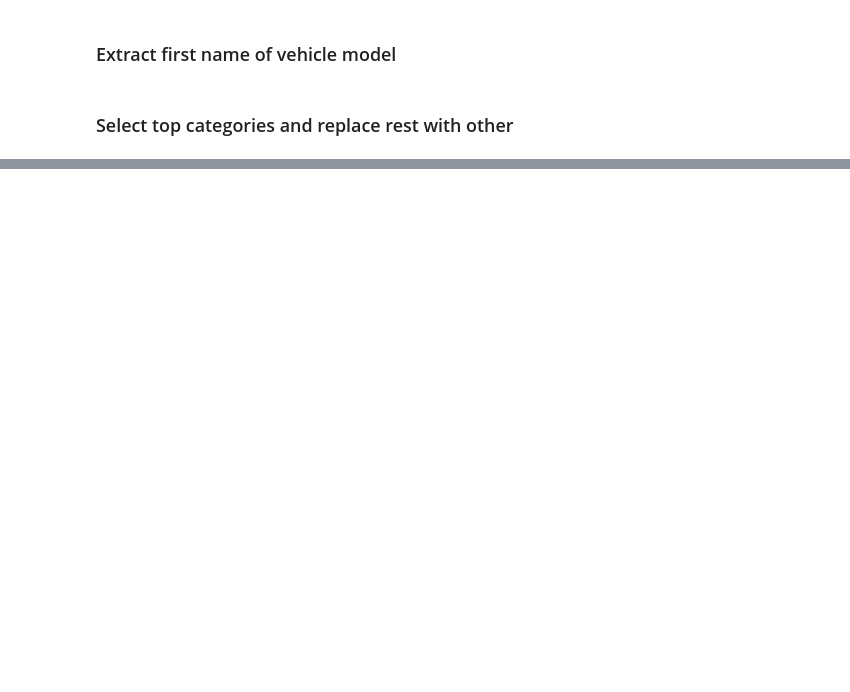
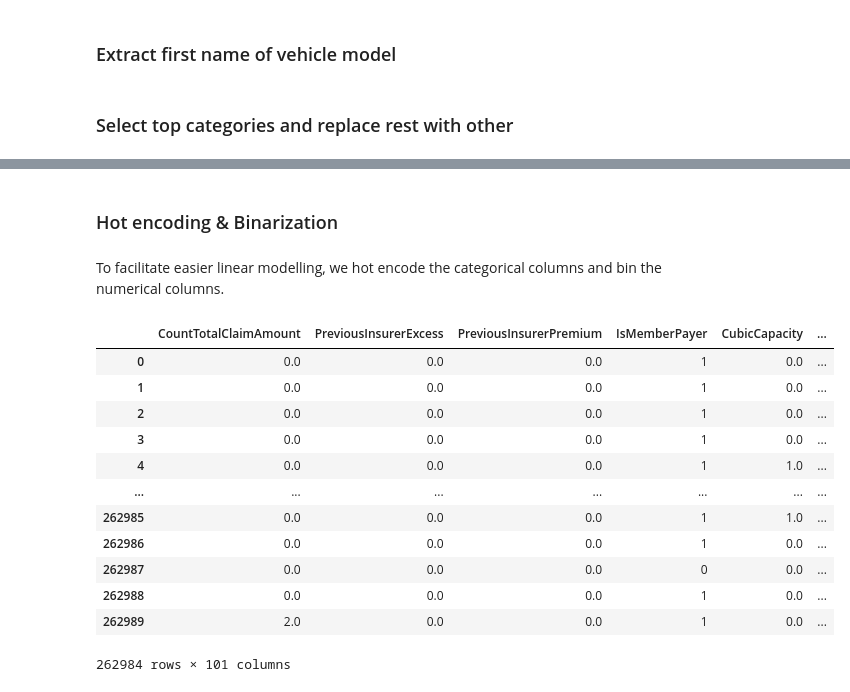
Before and after one commit to Pheelog/Insurance-Claim-Modelling, a Jupyter notebook: Hudson_EDA.ipynb, the cells around one changed output, grey strips where cells are left out. Drawn from its saved outputs; the diff is of its cells as text; code cells hidden in the pictures; blank space fills up the shorter version.

```diff
--- a/Hudson_EDA.ipynb
+++ b/Hudson_EDA.ipynb
@@ -656,3 +670,0 @@ df.shape
-# %%
-df = pd.get_dummies(df)
-df.shape
@@ -678,0 +671,39 @@ array(['grey', 'silver', 'white', 'blue', 'orange', 'gold', 'other',
+# %% [markdown]
+### Hot encoding & Binarization
+# %% [markdown]
+To facilitate easier linear modelling, we hot encode the categorical columns and bin the numerical columns.
+# %%
+#Categorical columns hot encoding
+category = [i for i in df.columns if df.dtypes[i]=='object']
+for col in category:
+    one_hot = pd.get_dummies(df[col], prefix=col, prefix_sep='_', drop_first=True)
+    df = df.join(one_hot)
+    df.drop([col], inplace=True, axis=1)
+# %%
+#Numerical columns binarization
+n_bins = 4
+binarize_columns = ["ExcessTypesCount", "TotalExcess", "MeanExcess", "SumAssured",
+                    "CubicCapacity", "PreviousInsurerExcess", "PreviousInsurerPremium", "Age"]
+
+binarizer = KBinsDiscretizer(n_bins=n_bins, encode='ordinal', strategy='uniform')
+
+df.loc[:, binarize_columns] = binarizer.fit_transform(X=df[binarize_columns])
+# %%
+y = df["SumTotalClaimAmount"]
+X = df.drop(["SumTotalClaimAmount", "PolicyId"], axis=1)
+# %%
+X
+# %% [output]
+|  | CountTotalClaimAmount | PreviousInsurerExcess | PreviousInsurerPremium | IsMemberPayer | CubicCapacity | ... |
+| 0 | 0.0 | 0.0 | 0.0 | 1 | 0.0 | ... |
+| 1 | 0.0 | 0.0 | 0.0 | 1 | 0.0 | ... |
+| 2 | 0.0 | 0.0 | 0.0 | 1 | 0.0 | ... |
+| 3 | 0.0 | 0.0 | 0.0 | 1 | 0.0 | ... |
+| 4 | 0.0 | 0.0 | 0.0 | 1 | 1.0 | ... |
+| ... | ... | ... | ... | ... | ... | ... |
+| 262985 | 0.0 | 0.0 | 0.0 | 1 | 1.0 | ... |
+| 262986 | 0.0 | 0.0 | 0.0 | 1 | 0.0 | ... |
+| 262987 | 0.0 | 0.0 | 0.0 | 0 | 0.0 | ... |
+| 262988 | 0.0 | 0.0 | 0.0 | 1 | 0.0 | ... |
+| 262989 | 2.0 | 0.0 | 0.0 | 1 | 0.0 | ... |
+262984 rows × 101 columns
```
Also changed, not shown: parts of 20 cells of this notebook.
